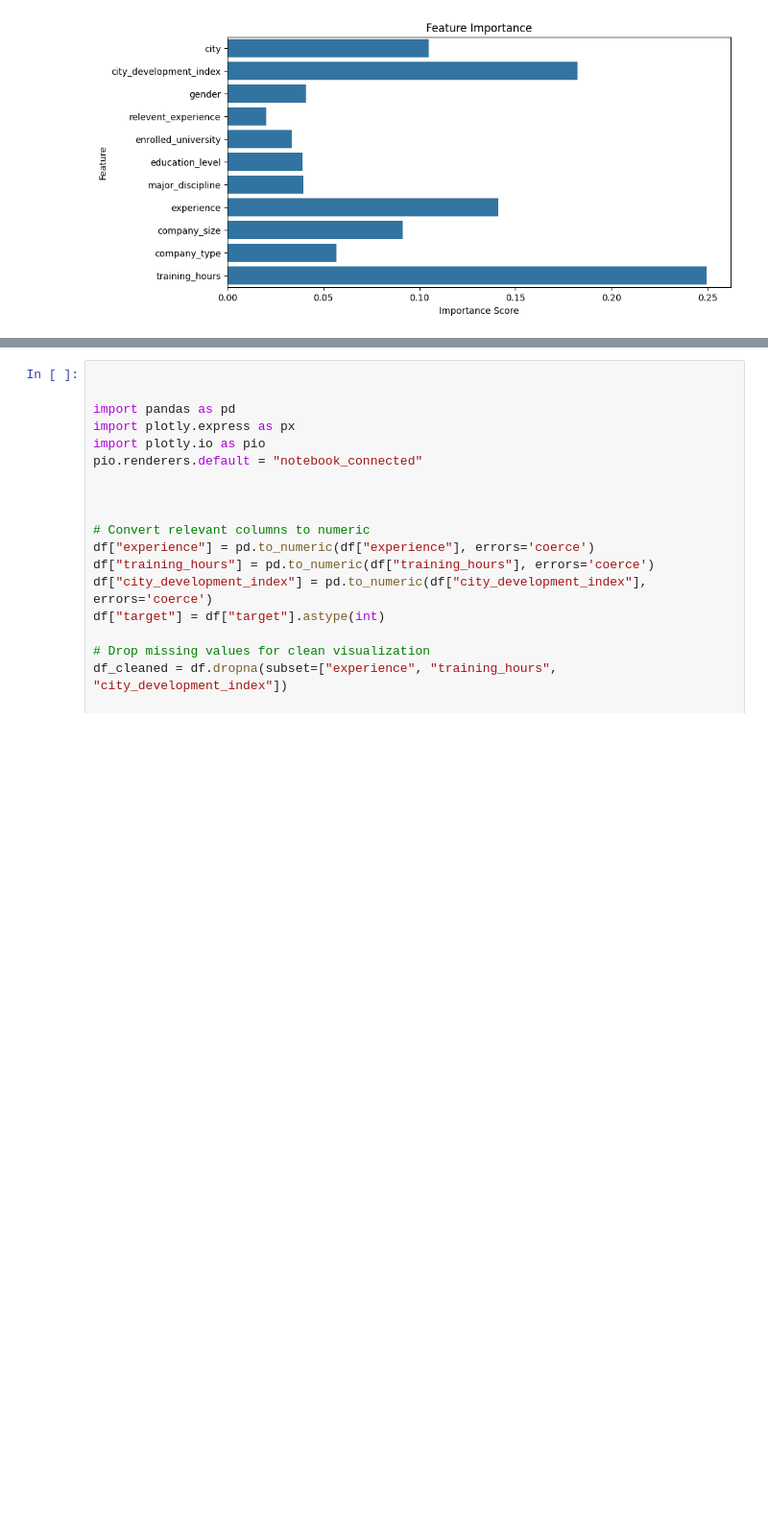
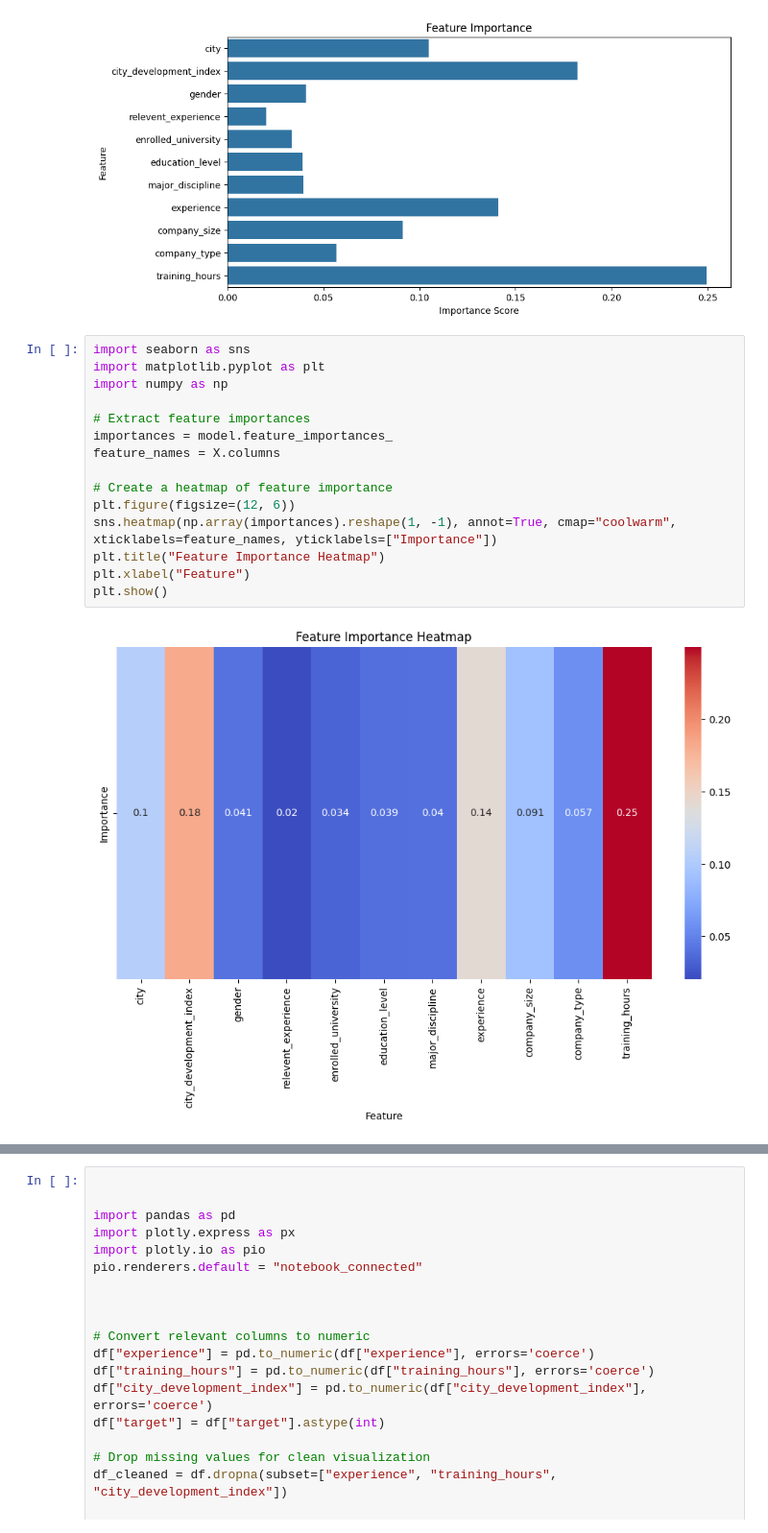
Before and after one commit to Gulcan82/Data_science_job_data_set, a Jupyter notebook: data_science.ipynb, the cells around one changed output, grey strips where cells are left out. Shown at 96% size. Cells and saved outputs as stored; diff of their text form; blank space fills up the shorter version.

```diff
--- a/data_science.ipynb
+++ b/data_science.ipynb
@@ -249,3 +255,20 @@ plt.ylabel("Feature")
 plt.show()
 # %% [output]
 [figure]
+# %%
+import seaborn as sns
+import matplotlib.pyplot as plt
+import numpy as np
+
+# Extract feature importances
+importances = model.feature_importances_
+feature_names = X.columns
+
+# Create a heatmap of feature importance
+plt.figure(figsize=(12, 6))
+sns.heatmap(np.array(importances).reshape(1, -1), annot=True, cmap="coolwarm", xticklabels=feature_names, yticklabels=["Importance"])
+plt.title("Feature Importance Heatmap")
+plt.xlabel("Feature")
+plt.show()
+# %% [output]
+[figure, added]
```
Also changed, not shown: parts of 8 cells of this notebook, 3 other files.
